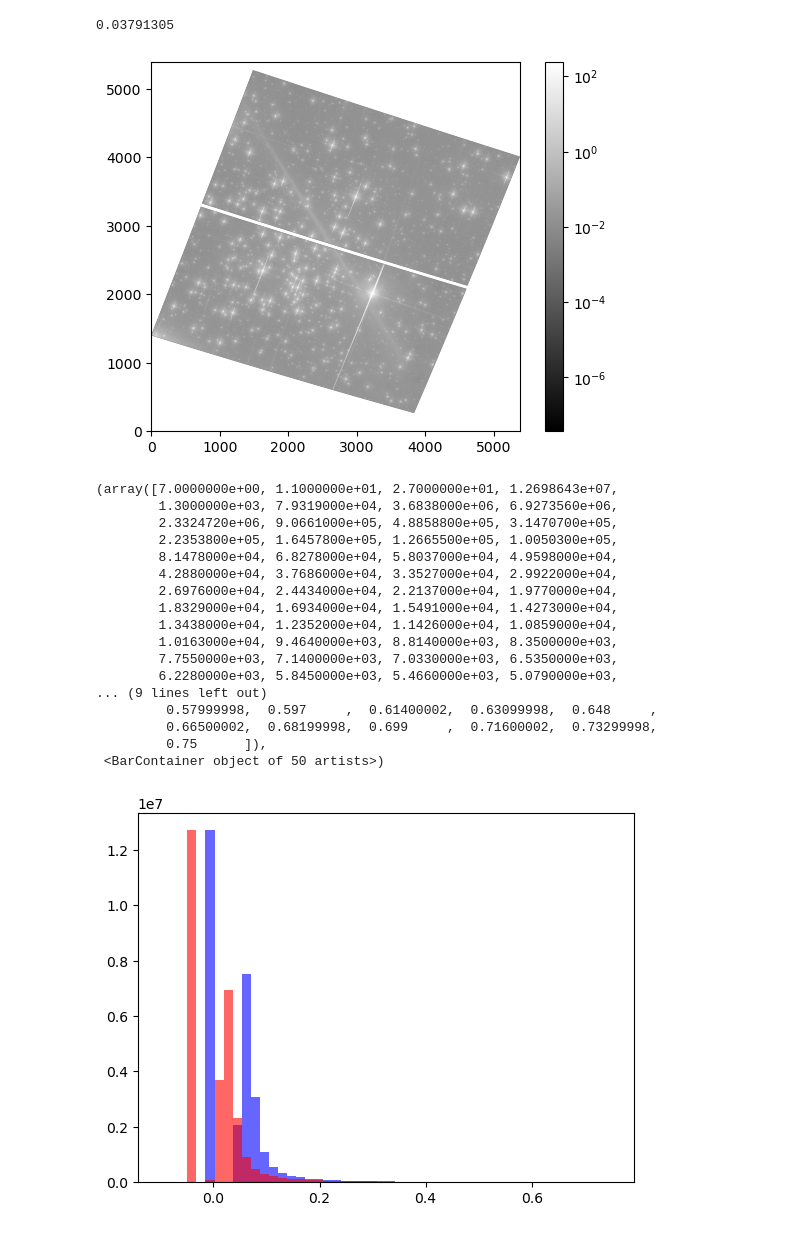
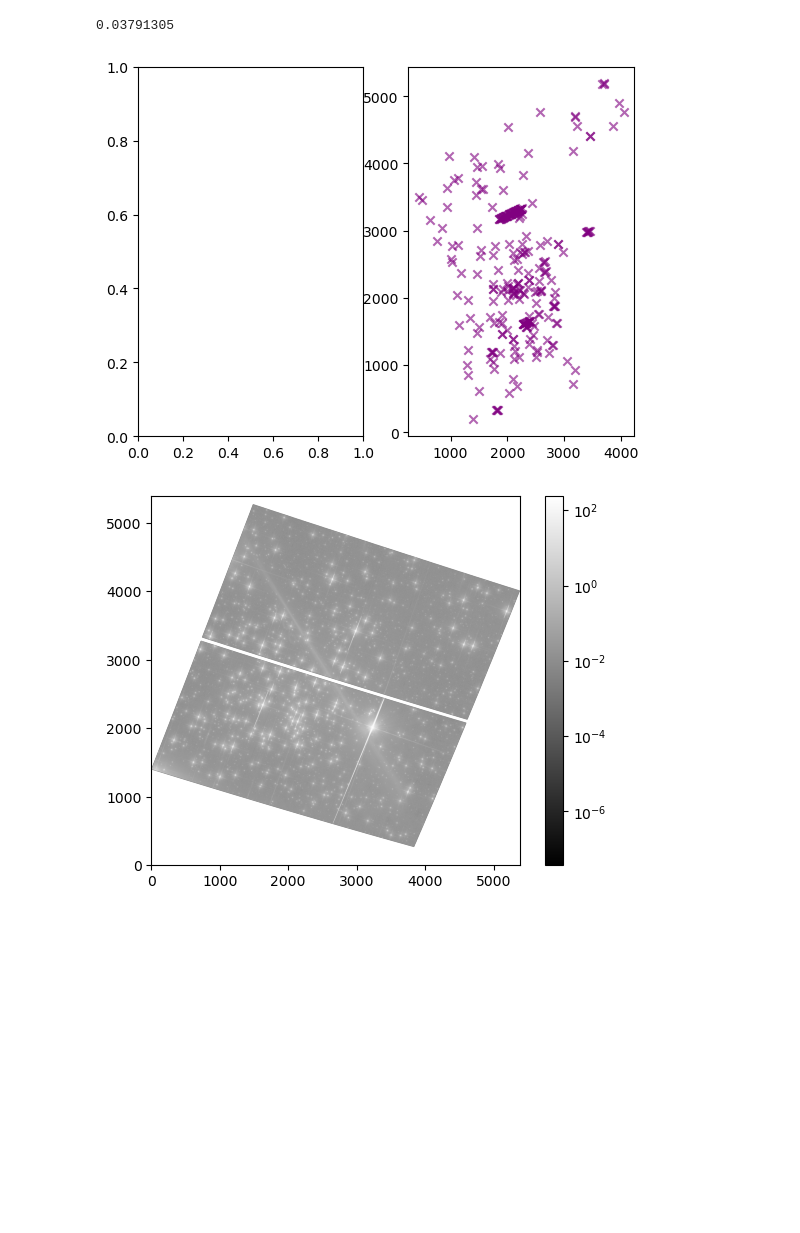
Before and after one commit to GravesTone5/Astro1221Project3, a Jupyter notebook: Project3.ipynb, the cells around one changed output. Cells and saved outputs as stored; diff of their text form; code cells hidden in the pictures; blank space fills up the shorter version.

Commit message:
attempted making detections, needs work on background. Also tried deleting the large star in the image, also not working correctly

```diff
--- a/Project3.ipynb
+++ b/Project3.ipynb
@@ -45,6 +46,10 @@ plt.colorbar()
 plt.show()
 
 HDUList.close()
+
+
+sigma = 3
+fwhm = 2.355 * sigma
 # %% [output]
 Filename: hst_10634_03_acs_wfc_total_j9dm03.fits
 No.    Name      Ver    Type      Cards   Dimensions   Format
@@ -79,32 +84,28 @@ background_mean = np.mean(clipped_data)
 # %%
 subtracted_image = image_data - background_mean
 
+detection_threshold = 5500 * background_mean
+
+filter = int(np.ceil(fwhm))
+
+local_max = scipy.ndimage.maximum_filter(subtracted_image, size=filter)
+
+peaks = (subtracted_image == local_max) & (subtracted_image > detection_threshold)
+
+detections_x, detections_y = np.where(peaks)
+
+fig, axes = plt.subplots(1, 2)
+
 plt.figure()
 plt.imshow(subtracted_image, cmap='gray', origin = 'lower', norm=LogNorm())
+axes[1].scatter(detections_x, detections_y, color = 'purple', alpha =.6, marker='x')
 plt.colorbar()
 plt.show()
 
-fig, axes = plt.subplots()
-axes.hist(image_data.flatten(), bins=50, color='blue', range=(-.1, .75), alpha=.6)
-axes.hist(subtracted_image.flatten(), bins=50, color='red', range=(-.1, .75), alpha=.6)
+
+#axes[2].hist(image_data.flatten(), bins=50, color='blue', range=(-.1, .75), alpha=.6)
+#axes[2].hist(subtracted_image.flatten(), bins=50, color='red', range=(-.1, .75), alpha=.6)
 # %% [output]
-[figure, old version]
+[figure, new version]
-(array([7.0000000e+00, 1.1000000e+01, 2.7000000e+01, 1.2698643e+07,
-        1.3000000e+03, 7.9319000e+04, 3.6838000e+06, 6.9273560e+06,
-        2.3324720e+06, 9.0661000e+05, 4.8858800e+05, 3.1470700e+05,
-        2.2353800e+05, 1.6457800e+05, 1.2665500e+05, 1.0050300e+05,
-        8.1478000e+04, 6.8278000e+04, 5.8037000e+04, 4.9598000e+04,
-        4.2880000e+04, 3.7686000e+04, 3.3527000e+04, 2.9922000e+04,
-        2.6976000e+04, 2.4434000e+04, 2.2137000e+04, 1.9770000e+04,
-        1.8329000e+04, 1.6934000e+04, 1.5491000e+04, 1.4273000e+04,
-        1.3438000e+04, 1.2352000e+04, 1.1426000e+04, 1.0859000e+04,
-        1.0163000e+04, 9.4640000e+03, 8.8140000e+03, 8.3500000e+03,
-        7.7550000e+03, 7.1400000e+03, 7.0330000e+03, 6.5350000e+03,
-        6.2280000e+03, 5.8450000e+03, 5.4660000e+03, 5.0790000e+03,
-... (9 lines left out)
-         0.57999998,  0.597     ,  0.61400002,  0.63099998,  0.648     ,
-         0.66500002,  0.68199998,  0.699     ,  0.71600002,  0.73299998,
-         0.75      ]),
- <BarContainer object of 50 artists>)
-[figure, old version]
+[figure, new version]
 # %%
```
Also changed, not shown: parts of 2 cells of this notebook.
